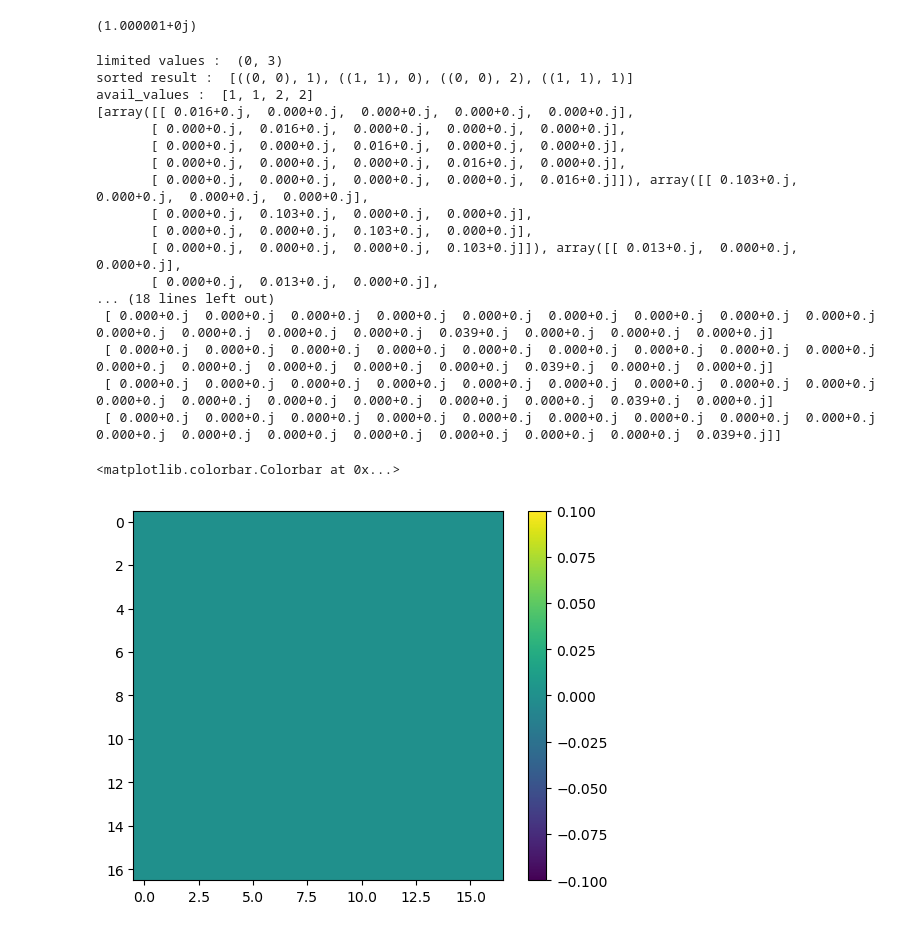
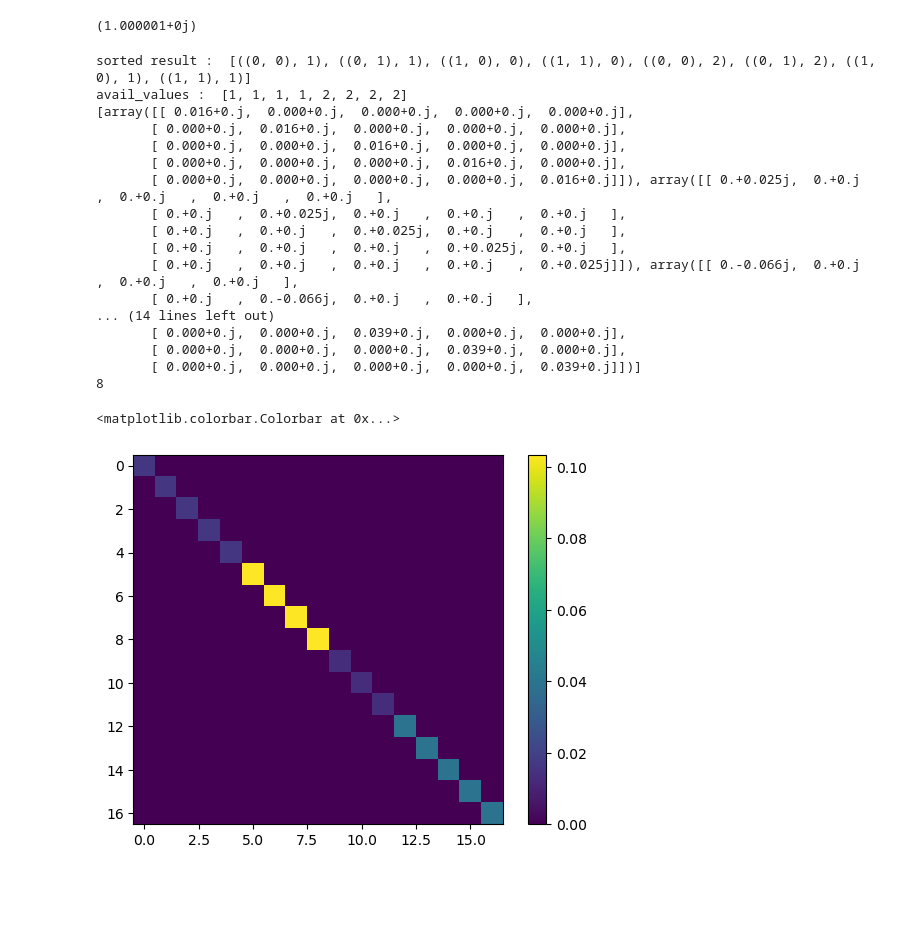
Before and after one commit to Ha-Nul/Codes, a Jupyter notebook: Python/PhD/Limitation/2025-04-18_DMP_construct.ipynb, the cells around one changed output. Cells and saved outputs as stored; diff of their text form; code cells hidden in the pictures; blank space fills up the shorter version.

```diff
--- a/Python/PhD/2025-04-18_DMP_construct.ipynb
+++ b/Python/PhD/Limitation/2025-04-18_DMP_construct.ipynb
@@ -124,21 +124,23 @@ def Unit_block_diag_compose(sys,bath,tot):
     index_comb = []
 
     for i in range(sys_index):
-        for j in range(bath_index):
-            comb = ((i,i),j)
-            index_comb.append(comb)
+        for j in range(sys_index):
+            for k in range(bath_index):
+                comb = ((i,j),k)
+                index_comb.append(comb)
 
     sorted_comb = sorted(index_comb, key=lambda x: x[0][0] + x[1])
     avail_values = [sorted_comb[i][0][0] + sorted_comb[i][1] for i in range(len(sorted_comb))] #possible combinations for indices corresponding energy conditions
 
     value_bound = (min(avail_values),max(avail_values))
-    print("limited values : ", value_bound)
-
-    avail_values = avail_values[1:-1]
-    sorted_comb = sorted_comb[1:-1]
+    #print("limited values : ", value_bound)
+    ## 연산이 가능할 수 있는 2준위 시스템만 걸러내는 과정
+    avail_values = avail_values[2:-2]
+    sorted_comb = sorted_comb[2:-2]
     print("sorted result : ",sorted_comb)
     print("avail_values : ",avail_values)
 
+    #전체 에너지 제한 값에 따른 R과 S의 에너지 조건 분리 후 따로 계산하는 과정
     sub_block_arr = []
     for k in range(len(sorted_comb)):
         sub_block = np.zeros(bath[sorted_comb[k][1]].shape[0])
@@ -148,11 +150,21 @@ def Unit_block_diag_compose(sys,bath,tot):
         sub_block_arr.append(sub_block)
 
     print(sub_block_arr)
-    #print(len(sub_block_arr))
+    print(len(sub_block_arr))
+
+    sub_block_dig = []
+    sub_block_off = []
+
+    #off-diagonal block과 diagonal block 분리
+    for i in range(len(sub_block_arr)):
+        if i%4 == 0 or i%4 == 3:
+            sub_block_dig.append(sub_block_arr[i])
+        elif i%4 == 1 or i%4 == 2:
+            sub_block_off.append(sub_block_arr[i])
 
     arrsize = 0
-    for l in range(len(sub_block_arr)):
-        arrsize += sub_block_arr[l].shape[0]
+    for l in range(len(sub_block_dig)):
+        arrsize += sub_block_dig[l].shape[0]
 
     total_block = np.zeros((arrsize,arrsize),dtype=np.complex128)
 
@@ -160,14 +172,14 @@ def Unit_block_diag_compose(sys,bath,tot):
     row_offset = 0
     col_offset = 0
 
-    for sub_block in sub_block_arr:
+    for sub_block in sub_block_dig:
         size = sub_block.shape[0]
         total_block[row_offset:row_offset+size, col_offset:col_offset+size] = sub_block
         row_offset += size
         col_offset += size
 
 
-    print(total_block)
+    #print(total_block)
     #total_block = np.block([[block00,np.zeros((block00.shape[0],block00.shape[0]))],[np.zeros((block00.shape[0],block00.shape[0])),block11]])
 
     return total_block
@@ -185,28 +197,28 @@ print(np.trace(rhoRS))
 # %%
 testbed = Unit_block_diag_compose(Sys_block,Cal_Gibbs_T,rhoRS)
 
-plt.imshow(testbed.imag)
+plt.imshow(testbed.real)
 plt.colorbar()
 # %% [output]
-limited values :  (0, 3)
-sorted result :  [((0, 0), 1), ((1, 1), 0), ((0, 0), 2), ((1, 1), 1)]
-avail_values :  [1, 1, 2, 2]
+sorted result :  [((0, 0), 1), ((0, 1), 1), ((1, 0), 0), ((1, 1), 0), ((0, 0), 2), ((0, 1), 2), ((1, 0), 1), ((1, 1), 1)]
+avail_values :  [1, 1, 1, 1, 2, 2, 2, 2]
 [array([[ 0.016+0.j,  0.000+0.j,  0.000+0.j,  0.000+0.j,  0.000+0.j],
        [ 0.000+0.j,  0.016+0.j,  0.000+0.j,  0.000+0.j,  0.000+0.j],
        [ 0.000+0.j,  0.000+0.j,  0.016+0.j,  0.000+0.j,  0.000+0.j],
        [ 0.000+0.j,  0.000+0.j,  0.000+0.j,  0.016+0.j,  0.000+0.j],
-       [ 0.000+0.j,  0.000+0.j,  0.000+0.j,  0.000+0.j,  0.016+0.j]]), array([[ 0.103+0.j,  0.000+0.j,  0.000+0.j,  0.000+0.j],
-       [ 0.000+0.j,  0.103+0.j,  0.000+0.j,  0.000+0.j],
-       [ 0.000+0.j,  0.000+0.j,  0.103+0.j,  0.000+0.j],
-       [ 0.000+0.j,  0.000+0.j,  0.000+0.j,  0.103+0.j]]), array([[ 0.013+0.j,  0.000+0.j,  0.000+0.j],
-       [ 0.000+0.j,  0.013+0.j,  0.000+0.j],
-... (18 lines left out)
- [ 0.000+0.j  0.000+0.j  0.000+0.j  0.000+0.j  0.000+0.j  0.000+0.j  0.000+0.j  0.000+0.j  0.000+0.j  0.000+0.j  0.000+0.j  0.000+0.j  0.000+0.j  0.039+0.j  0.000+0.j  0.000+0.j  0.000+0.j]
- [ 0.000+0.j  0.000+0.j  0.000+0.j  0.000+0.j  0.000+0.j  0.000+0.j  0.000+0.j  0.000+0.j  0.000+0.j  0.000+0.j  0.000+0.j  0.000+0.j  0.000+0.j  0.000+0.j  0.039+0.j  0.000+0.j  0.000+0.j]
- [ 0.000+0.j  0.000+0.j  0.000+0.j  0.000+0.j  0.000+0.j  0.000+0.j  0.000+0.j  0.000+0.j  0.000+0.j  0.000+0.j  0.000+0.j  0.000+0.j  0.000+0.j  0.000+0.j  0.000+0.j  0.039+0.j  0.000+0.j]
- [ 0.000+0.j  0.000+0.j  0.000+0.j  0.000+0.j  0.000+0.j  0.000+0.j  0.000+0.j  0.000+0.j  0.000+0.j  0.000+0.j  0.000+0.j  0.000+0.j  0.000+0.j  0.000+0.j  0.000+0.j  0.000+0.j  0.039+0.j]]
+       [ 0.000+0.j,  0.000+0.j,  0.000+0.j,  0.000+0.j,  0.016+0.j]]), array([[ 0.+0.025j,  0.+0.j   ,  0.+0.j   ,  0.+0.j   ,  0.+0.j   ],
+       [ 0.+0.j   ,  0.+0.025j,  0.+0.j   ,  0.+0.j   ,  0.+0.j   ],
+       [ 0.+0.j   ,  0.+0.j   ,  0.+0.025j,  0.+0.j   ,  0.+0.j   ],
+       [ 0.+0.j   ,  0.+0.j   ,  0.+0.j   ,  0.+0.025j,  0.+0.j   ],
+       [ 0.+0.j   ,  0.+0.j   ,  0.+0.j   ,  0.+0.j   ,  0.+0.025j]]), array([[ 0.-0.066j,  0.+0.j   ,  0.+0.j   ,  0.+0.j   ],
+       [ 0.+0.j   ,  0.-0.066j,  0.+0.j   ,  0.+0.j   ],
+... (14 lines left out)
+       [ 0.000+0.j,  0.000+0.j,  0.039+0.j,  0.000+0.j,  0.000+0.j],
+       [ 0.000+0.j,  0.000+0.j,  0.000+0.j,  0.039+0.j,  0.000+0.j],
+       [ 0.000+0.j,  0.000+0.j,  0.000+0.j,  0.000+0.j,  0.039+0.j]])]
+8
 <matplotlib.colorbar.Colorbar at 0x...>
-[figure, old version]
+[figure, new version]
 # %%
 Cal_Gibbs
 # %% [output]
```
Also changed, not shown: parts of 3 cells of this notebook, 8 other files.
